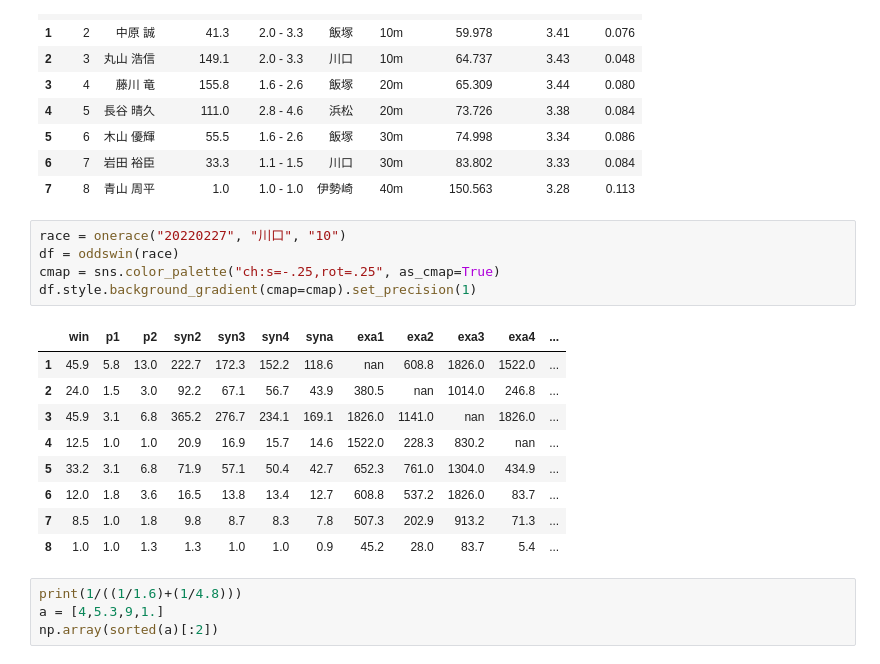
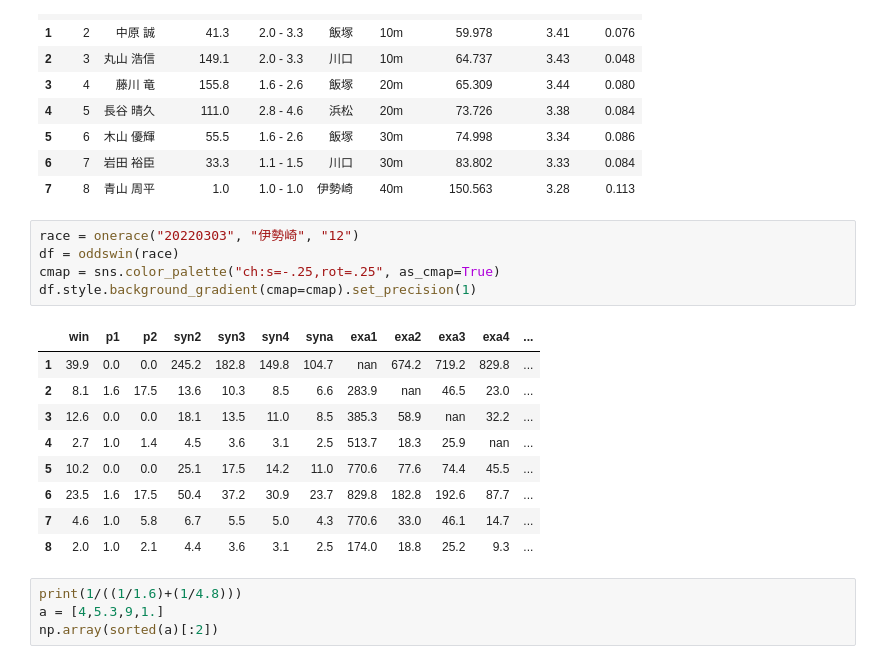
Before and after one commit to justgetwet/pygameauto, a Jupyter notebook: Untitled.ipynb, the cells around one changed output. Drawn from its saved outputs; the diff is of its cells as text.

```diff
--- a/Untitled.ipynb
+++ b/Untitled.ipynb
@@ -27,20 +34,20 @@ race[2][0][0]
 | 6 | 7 | 岩田 裕臣 | 33.3 | 1.1 - 1.5 | 川口 | 30m | 83.802 | 3.33 | 0.084 |
 | 7 | 8 | 青山 周平 | 1.0 | 1.0 - 1.0 | 伊勢崎 | 40m | 150.563 | 3.28 | 0.113 |
 # %%
-race = onerace("20220227", "川口", "10")
+race = onerace("20220303", "伊勢崎", "12")
 df = oddswin(race)
 cmap = sns.color_palette("ch:s=-.25,rot=.25", as_cmap=True)
 df.style.background_gradient(cmap=cmap).set_precision(1)
 # %% [output]
 |  | win | p1 | p2 | syn2 | syn3 | syn4 | syna | exa1 | exa2 | exa3 | exa4 | ... |
-| 1 | 45.9 | 5.8 | 13.0 | 222.7 | 172.3 | 152.2 | 118.6 | nan | 608.8 | 1826.0 | 1522.0 | ... |
-| 2 | 24.0 | 1.5 | 3.0 | 92.2 | 67.1 | 56.7 | 43.9 | 380.5 | nan | 1014.0 | 246.8 | ... |
-| 3 | 45.9 | 3.1 | 6.8 | 365.2 | 276.7 | 234.1 | 169.1 | 1826.0 | 1141.0 | nan | 1826.0 | ... |
-| 4 | 12.5 | 1.0 | 1.0 | 20.9 | 16.9 | 15.7 | 14.6 | 1522.0 | 228.3 | 830.2 | nan | ... |
-| 5 | 33.2 | 3.1 | 6.8 | 71.9 | 57.1 | 50.4 | 42.7 | 652.3 | 761.0 | 1304.0 | 434.9 | ... |
-| 6 | 12.0 | 1.8 | 3.6 | 16.5 | 13.8 | 13.4 | 12.7 | 608.8 | 537.2 | 1826.0 | 83.7 | ... |
-| 7 | 8.5 | 1.0 | 1.8 | 9.8 | 8.7 | 8.3 | 7.8 | 507.3 | 202.9 | 913.2 | 71.3 | ... |
-| 8 | 1.0 | 1.0 | 1.3 | 1.3 | 1.0 | 1.0 | 0.9 | 45.2 | 28.0 | 83.7 | 5.4 | ... |
+| 1 | 39.9 | 0.0 | 0.0 | 245.2 | 182.8 | 149.8 | 104.7 | nan | 674.2 | 719.2 | 829.8 | ... |
+| 2 | 8.1 | 1.6 | 17.5 | 13.6 | 10.3 | 8.5 | 6.6 | 283.9 | nan | 46.5 | 23.0 | ... |
+| 3 | 12.6 | 0.0 | 0.0 | 18.1 | 13.5 | 11.0 | 8.5 | 385.3 | 58.9 | nan | 32.2 | ... |
+| 4 | 2.7 | 1.0 | 1.4 | 4.5 | 3.6 | 3.1 | 2.5 | 513.7 | 18.3 | 25.9 | nan | ... |
+| 5 | 10.2 | 0.0 | 0.0 | 25.1 | 17.5 | 14.2 | 11.0 | 770.6 | 77.6 | 74.4 | 45.5 | ... |
+| 6 | 23.5 | 1.6 | 17.5 | 50.4 | 37.2 | 30.9 | 23.7 | 829.8 | 182.8 | 192.6 | 87.7 | ... |
+| 7 | 4.6 | 1.0 | 5.8 | 6.7 | 5.5 | 5.0 | 4.3 | 770.6 | 33.0 | 46.1 | 14.7 | ... |
+| 8 | 2.0 | 1.0 | 2.1 | 4.4 | 3.6 | 3.1 | 2.5 | 174.0 | 18.8 | 25.2 | 9.3 | ... |
 # %%
 print(1/((1/1.6)+(1/4.8)))
 a = [4,5.3,9,1.]
```
Also changed, not shown: parts of 7 cells of this notebook, 6 other files.
